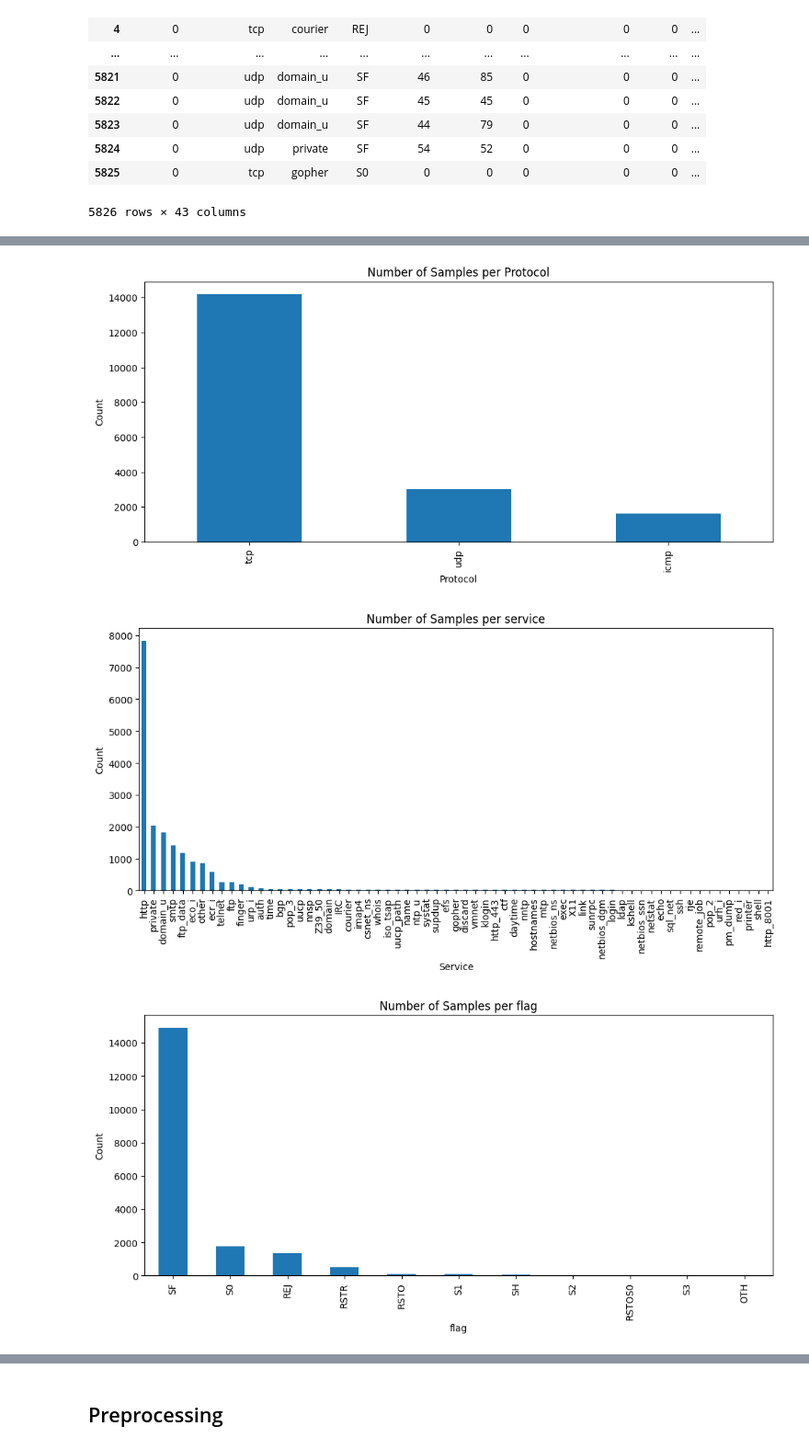
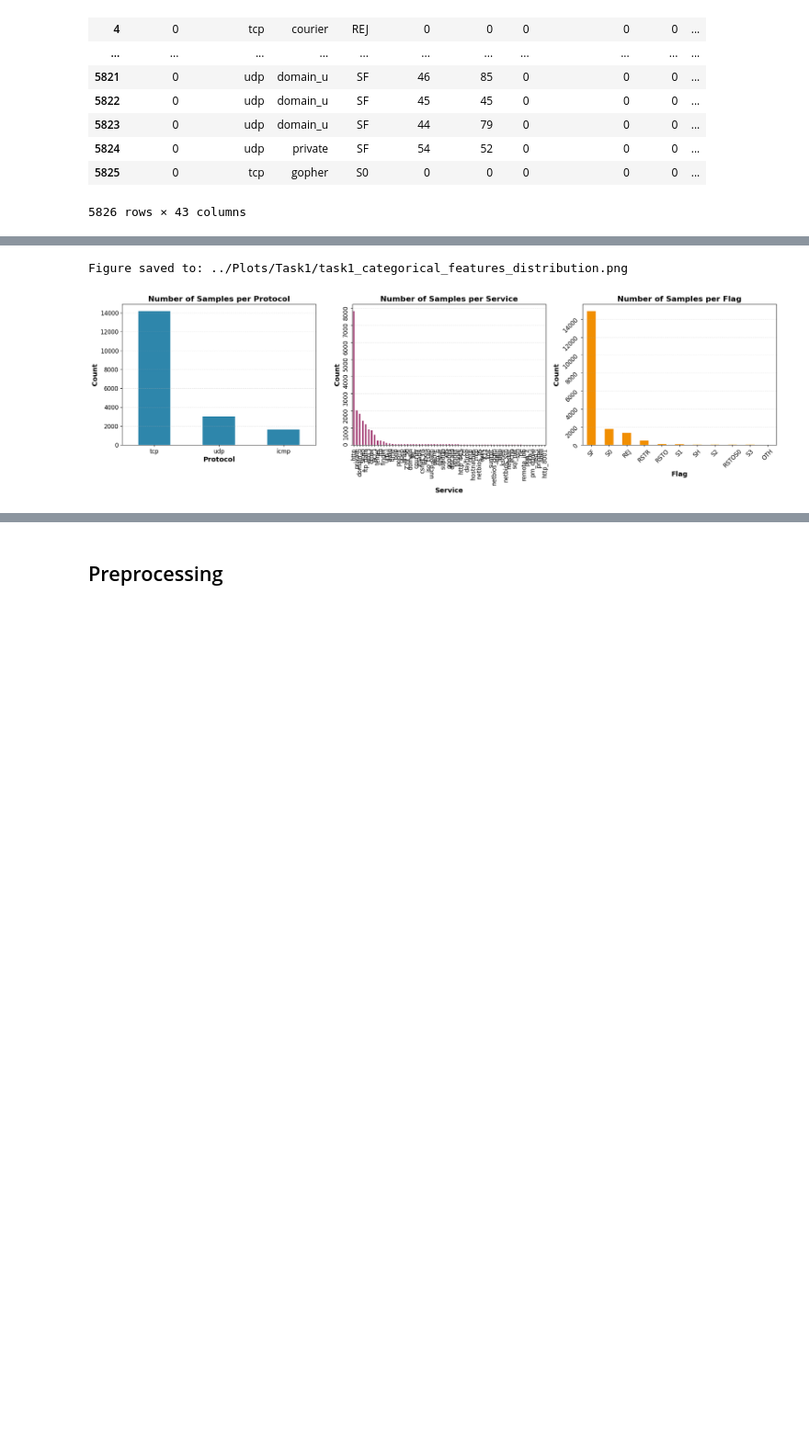
Before and after one commit to RenatoMignone/unsupervised-network-intrusion-detection, a Jupyter notebook: lab/notebooks/Task1.ipynb, the cells around one changed output, grey strips where cells are left out. Shown at 92% size. Drawn from its saved outputs; the diff is of its cells as text; code cells hidden in the pictures; blank space fills up the shorter version.

```diff
--- a/lab/notebooks/Task1.ipynb
+++ b/lab/notebooks/Task1.ipynb
@@ -140,31 +172,37 @@ plt.show()
 # %%
-df_train_val["protocol_type"].value_counts().plot(kind="bar", figsize=(12, 5))
-plt.title("Number of Samples per Protocol")
-plt.xlabel("Protocol")
-plt.ylabel("Count")
-plt.xticks(rotation=90)
+fig, axes = plt.subplots(1, 3, figsize=(20, 6))
+
+# Protocol type
+df_train_val["protocol_type"].value_counts().plot(kind="bar", ax=axes[0], color='#2E86AB')
+axes[0].set_title("Number of Samples per Protocol", fontsize=16, fontweight='bold')
+axes[0].set_xlabel("Protocol", fontsize=14, fontweight='bold')
+axes[0].set_ylabel("Count", fontsize=14, fontweight='bold')
+axes[0].tick_params(labelsize=12, rotation=0)
+axes[0].grid(axis='y', alpha=0.3, linestyle='--')
+
+# Service
+df_train_val["service"].value_counts().plot(kind="bar", ax=axes[1], color='#A23B72')
+axes[1].set_title("Number of Samples per Service", fontsize=16, fontweight='bold')
+axes[1].set_xlabel("Service", fontsize=14, fontweight='bold')
+axes[1].set_ylabel("Count", fontsize=14, fontweight='bold')
+axes[1].tick_params(labelsize=12, rotation=90)
+axes[1].grid(axis='y', alpha=0.3, linestyle='--')
+
+# Flag
+df_train_val["flag"].value_counts().plot(kind="bar", ax=axes[2], color='#F18F01')
+axes[2].set_title("Number of Samples per Flag", fontsize=16, fontweight='bold')
+axes[2].set_xlabel("Flag", fontsize=14, fontweight='bold')
+axes[2].set_ylabel("Count", fontsize=14, fontweight='bold')
+axes[2].tick_params(labelsize=12, rotation=45)
+axes[2].grid(axis='y', alpha=0.3, linestyle='--')
+
+plt.tight_layout()
+save_figure_for_report('task1_categorical_features_distribution.png')
 plt.show()
 plt.close()
-
-df_train_val["service"].value_counts().plot(kind="bar", figsize=(12, 5))
-plt.title("Number of Samples per service")
-plt.xlabel("Service")
-plt.ylabel("Count")
-plt.xticks(rotation=90)
-plt.show()
-plt.close()
-
-df_train_val["flag"].value_counts().plot(kind="bar", figsize=(12, 5))
-plt.title("Number of Samples per flag")
-plt.xlabel("flag")
-plt.ylabel("Count")
-plt.xticks(rotation=90)
-plt.show()
-plt.close()
 # %% [output]
+Figure saved to: ../Plots/Task1/task1_categorical_features_distribution.png
-[figure, old version]
+[figure, new version]
-[figure, removed]
-[figure, removed]
 # %%
 data_visual = df_train_val.drop(['label','flag','protocol_type','service','binary_label'], axis=1)
 # %%
```
Also changed, not shown: parts of 15 cells of this notebook, 47 other files.
